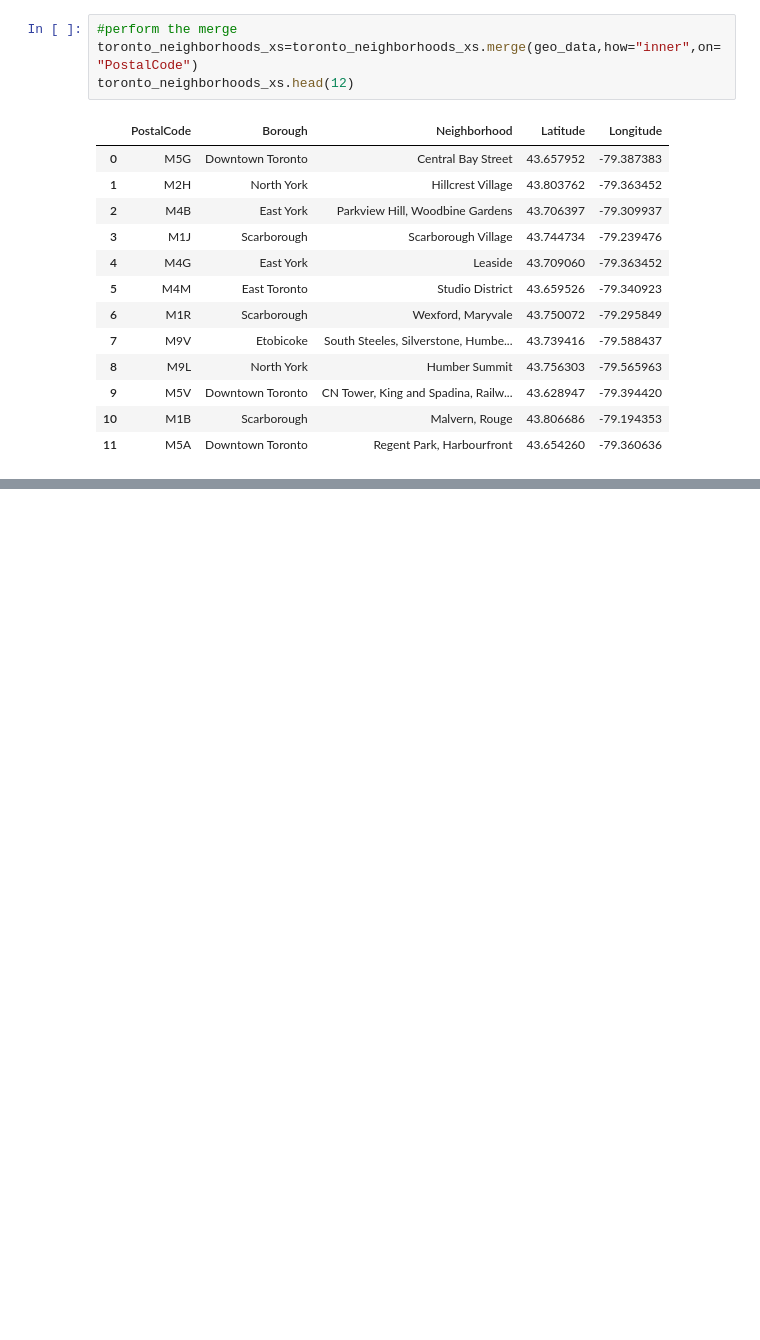
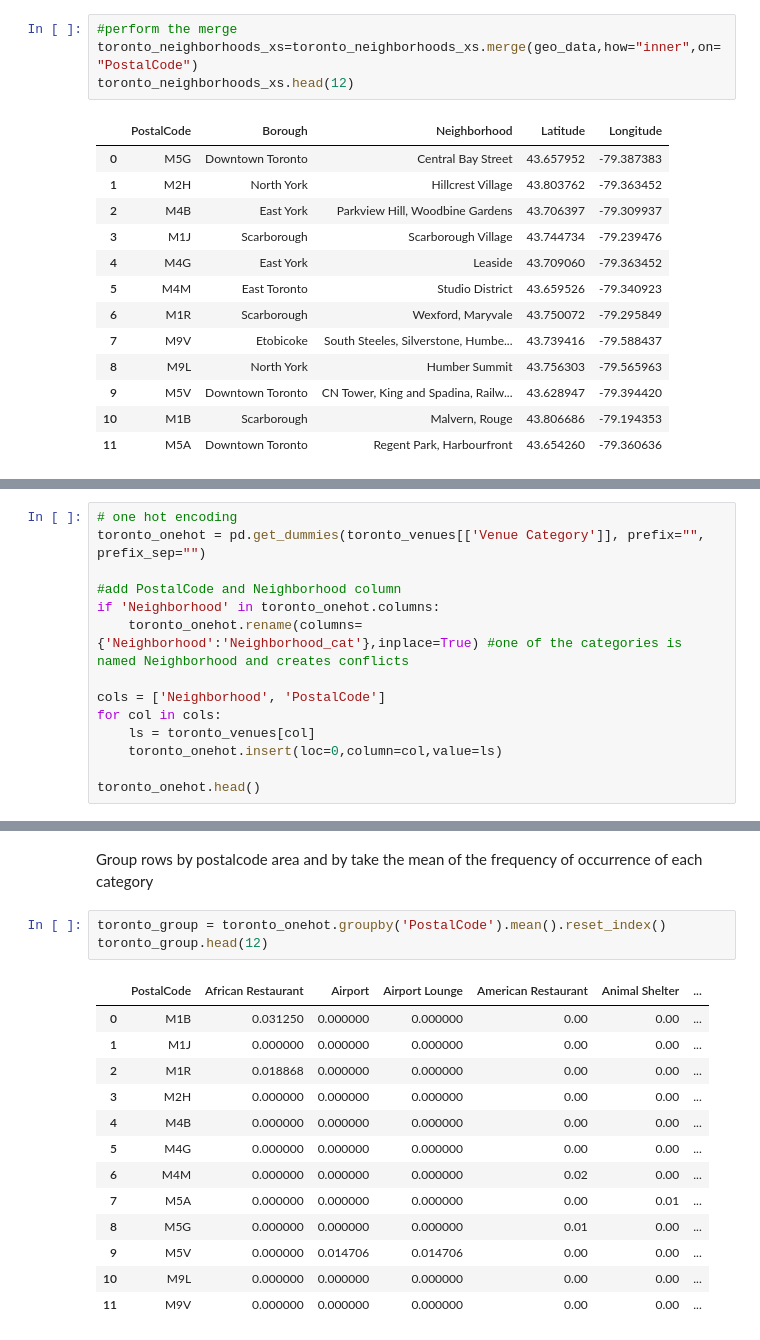
Before and after one commit to frafusaro/Coursera_Capstone, a Jupyter notebook: TorontoNeighborhoodSeg.ipynb, the cells around one changed output, grey strips where cells are left out. Cells and saved outputs as stored; diff of their text form; blank space fills up the shorter version.

```diff
--- a/TorontoNeighborhoodSeg.ipynb
+++ b/TorontoNeighborhoodSeg.ipynb
@@ -187,0 +467,14 @@ toronto_neighborhoods_xs.head(12)
+# %%
+# one hot encoding
+toronto_onehot = pd.get_dummies(toronto_venues[['Venue Category']], prefix="", prefix_sep="")
+
+#add PostalCode and Neighborhood column
+if 'Neighborhood' in toronto_onehot.columns:
+    toronto_onehot.rename(columns={'Neighborhood':'Neighborhood_cat'},inplace=True) #one of the categories is named Neighborhood and creates conflicts
+
+cols = ['Neighborhood', 'PostalCode']
+for col in cols:
+    ls = toronto_venues[col]
+    toronto_onehot.insert(loc=0,column=col,value=ls)
+
+toronto_onehot.head()
@@ -187,0 +488,19 @@ toronto_neighborhoods_xs.head(12)
+# %% [markdown]
+Group rows by postalcode area and by take the mean of the frequency of occurrence of each category
+# %%
+toronto_group = toronto_onehot.groupby('PostalCode').mean().reset_index()
+toronto_group.head(12)
+# %% [output]
+|  | PostalCode | African Restaurant | Airport | Airport Lounge | American Restaurant | Animal Shelter | ... |
+| 0 | M1B | 0.031250 | 0.000000 | 0.000000 | 0.00 | 0.00 | ... |
+| 1 | M1J | 0.000000 | 0.000000 | 0.000000 | 0.00 | 0.00 | ... |
+| 2 | M1R | 0.018868 | 0.000000 | 0.000000 | 0.00 | 0.00 | ... |
+| 3 | M2H | 0.000000 | 0.000000 | 0.000000 | 0.00 | 0.00 | ... |
+| 4 | M4B | 0.000000 | 0.000000 | 0.000000 | 0.00 | 0.00 | ... |
+| 5 | M4G | 0.000000 | 0.000000 | 0.000000 | 0.00 | 0.00 | ... |
+| 6 | M4M | 0.000000 | 0.000000 | 0.000000 | 0.02 | 0.00 | ... |
+| 7 | M5A | 0.000000 | 0.000000 | 0.000000 | 0.00 | 0.01 | ... |
+| 8 | M5G | 0.000000 | 0.000000 | 0.000000 | 0.01 | 0.00 | ... |
+| 9 | M5V | 0.000000 | 0.014706 | 0.014706 | 0.00 | 0.00 | ... |
+| 10 | M9L | 0.000000 | 0.000000 | 0.000000 | 0.00 | 0.00 | ... |
+| 11 | M9V | 0.000000 | 0.000000 | 0.000000 | 0.00 | 0.00 | ... |
```
Also changed, not shown: parts of 38 cells of this notebook.
